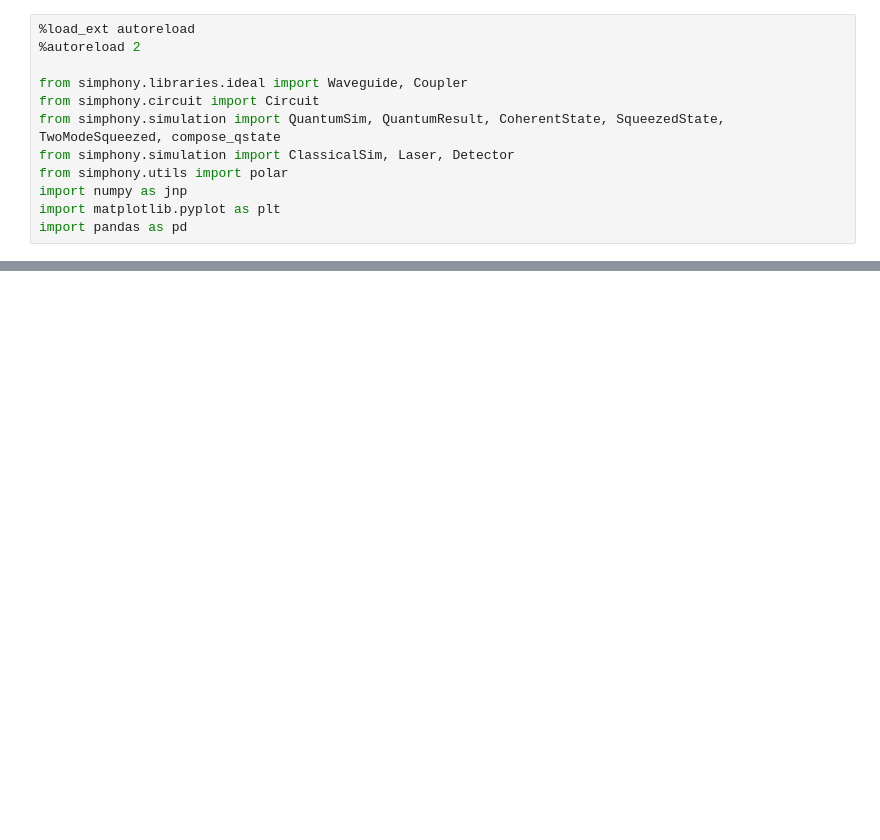
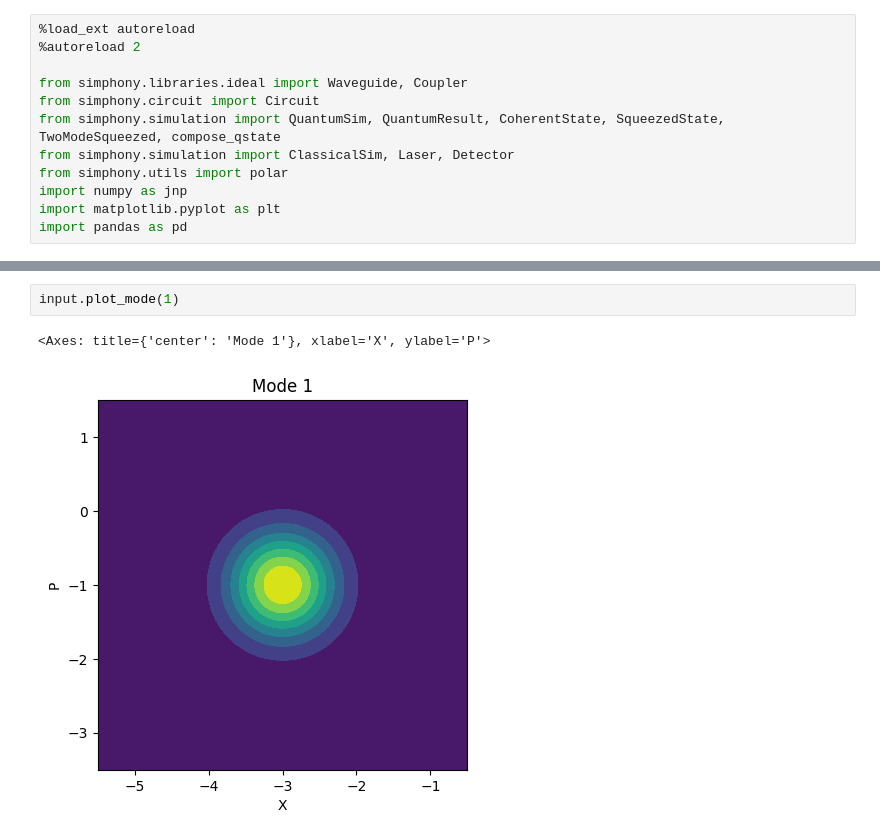
Before and after one commit to BYUCamachoLab/simphony, a Jupyter notebook: examples/qsim.ipynb, the cells around one changed output, grey strips where cells are left out. Saved outputs shown, nothing was run; the diff lists cells and outputs as text; blank space fills up the shorter version.

```diff
--- a/examples/qsim.ipynb
+++ b/examples/qsim.ipynb
@@ -68,0 +63,5 @@ jnp.exp(1j*jnp.pi)
+# %%
+input.plot_mode(1)
+# %% [output]
+<Axes: title={'center': 'Mode 1'}, xlabel='X', ylabel='P'>
+[figure, added]
```
Also changed, not shown: parts of 5 cells of this notebook, 3 other files.
